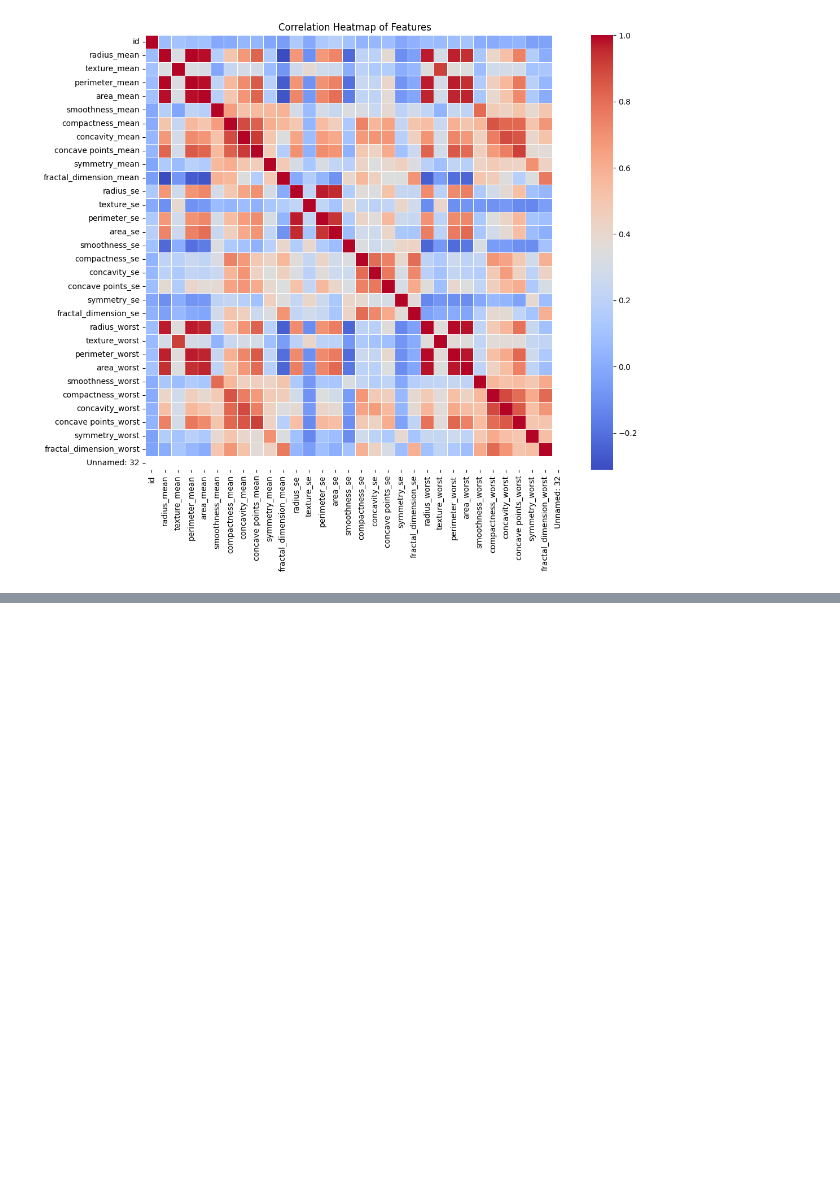
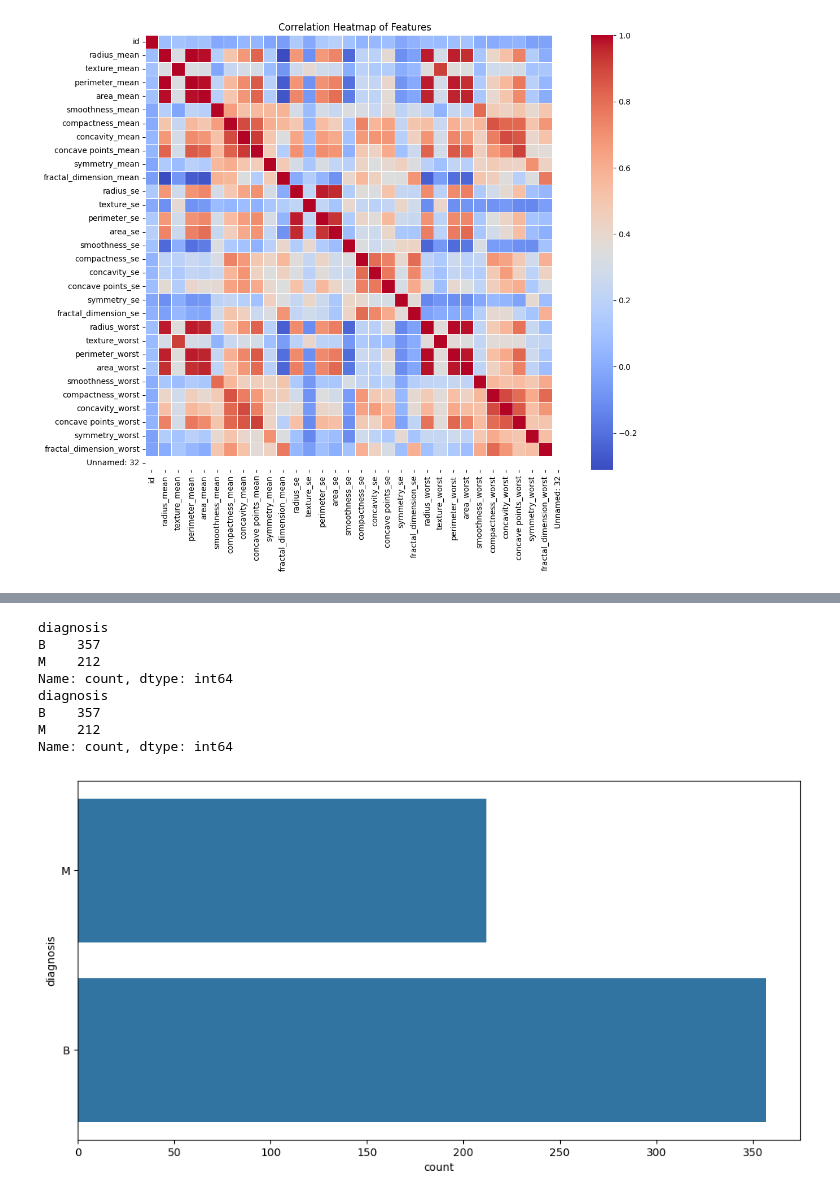
Before and after one commit to Aditisoni99/Breast-cancer-Prediction-, a Jupyter notebook: FinalProject.ipynb, the cells around one changed output, grey strips where cells are left out. Saved outputs shown, nothing was run; the diff lists cells and outputs as text; code cells hidden in the pictures; blank space fills up the shorter version.

```diff
--- a/FinalProject.ipynb
+++ b/FinalProject.ipynb
@@ -71,0 +167,21 @@ plt.show()
+# %%
+#frequency of cancer stages
+import seaborn as sns
+import matplotlib as plt
+
+sns.countplot(dataset['diagnosis'],label = "count")
+B = dataset['diagnosis'].value_counts()
+print(B)
+
+M = dataset['diagnosis'].value_counts()
+print(M)
+# %% [output]
+diagnosis
+B    357
+M    212
+Name: count, dtype: int64
+diagnosis
+B    357
+M    212
+Name: count, dtype: int64
+[figure, added]
```
Also changed, not shown: parts of 19 cells of this notebook.
